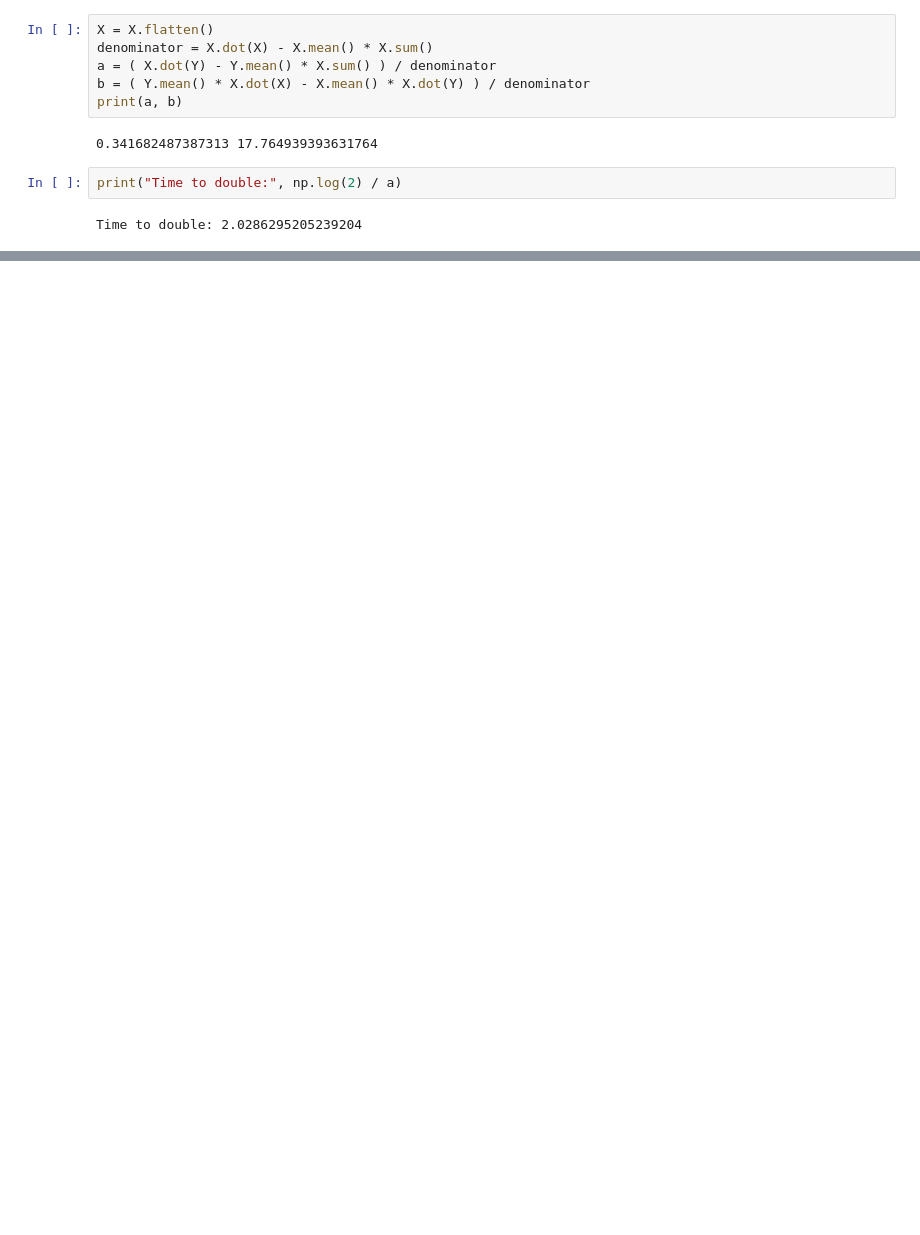
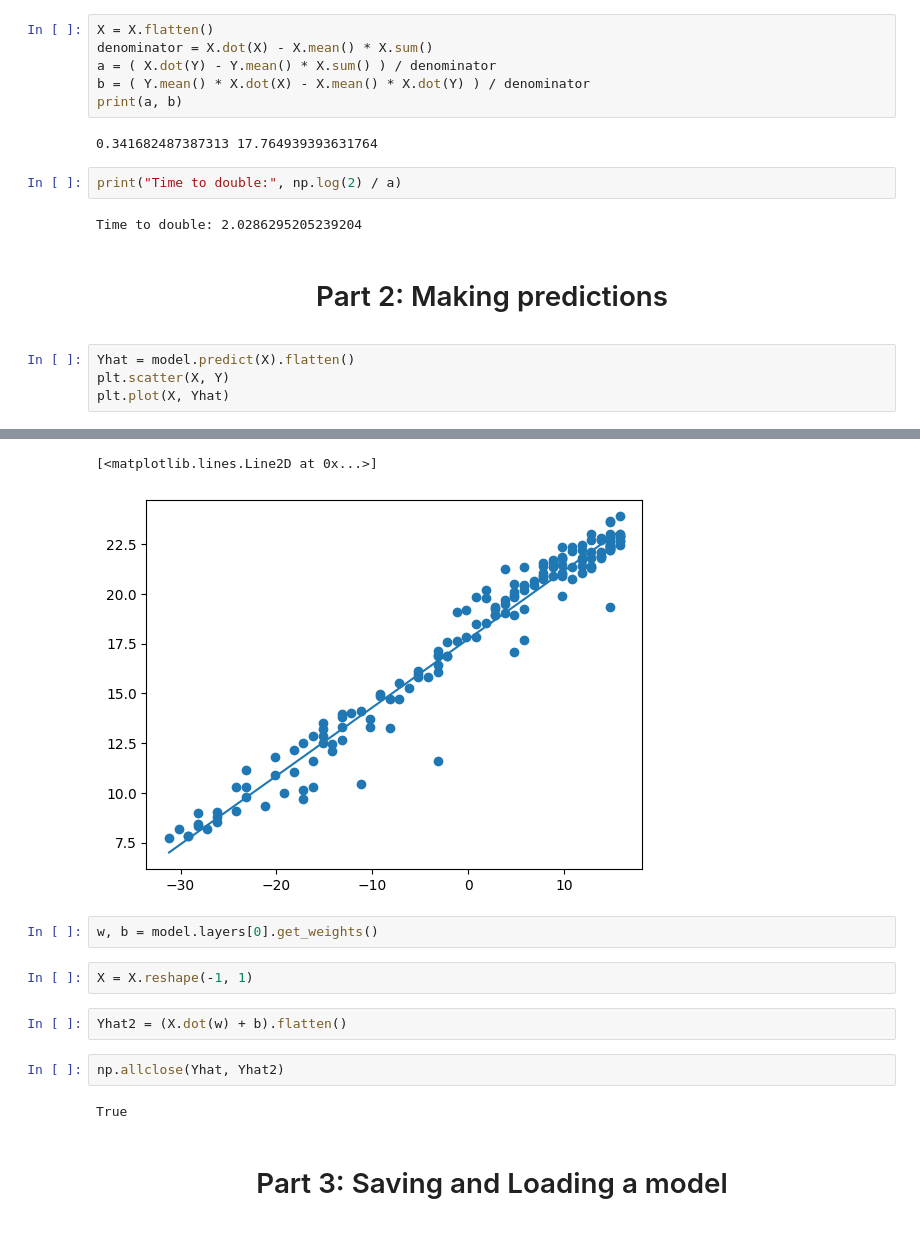
Before and after one commit to LuisMend12/udemy_courses, a Jupyter notebook: Deep_learning_cnns/ml_and_neurons/linear_regression.ipynb, the cells around one changed output, grey strips where cells are left out. Cells and saved outputs as stored; diff of their text form; blank space fills up the shorter version.

```diff
--- a/Deep_learning_cnns/ml_and_neurons/linear_regression.ipynb
+++ b/Deep_learning_cnns/ml_and_neurons/linear_regression.ipynb
@@ -137,3 +137,14 @@ print(a, b)
 print("Time to double:", np.log(2) / a)
 # %% [output]
 Time to double: 2.0286295205239204
+# %% [markdown]
+<div style="text-align:center">
+    <h1>
+        Part 2: Making predictions
+    </h1>
+</div>
+# %%
+Yhat = model.predict(X).flatten()
+plt.scatter(X, Y)
+plt.plot(X, Yhat)
+# %% [output]
@@ -139,0 +152,18 @@ Time to double: 2.0286295205239204
+[<matplotlib.lines.Line2D at 0x...>]
+[figure, added]
+# %%
+w, b = model.layers[0].get_weights()
+# %%
+X = X.reshape(-1, 1)
+# %%
+Yhat2 = (X.dot(w) + b).flatten()
+# %%
+np.allclose(Yhat, Yhat2)
+# %% [output]
+True
+# %% [markdown]
+<div style="text-align:center">
+    <h1>
+        Part 3: Saving and Loading a model
+    </h1>
+</div>
```
Also changed, not shown: parts of 6 cells of this notebook, 3 other files.
